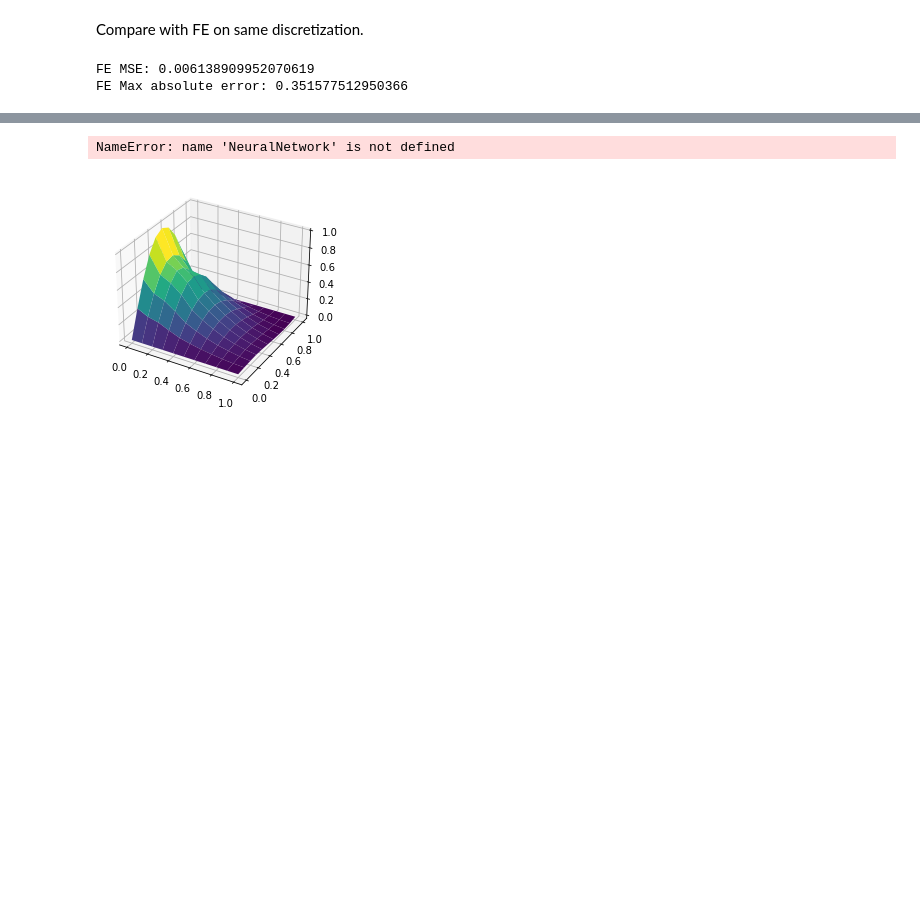
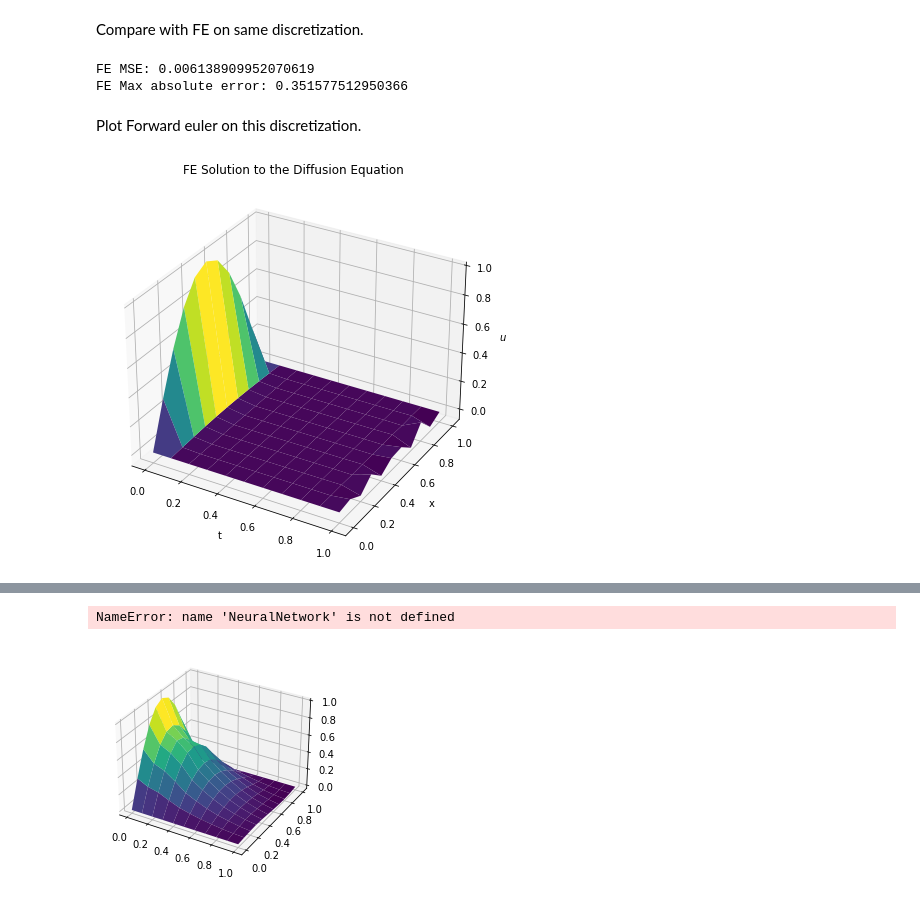
Before and after one commit to Rednael18/FYS-STK3155-project-3, a Jupyter notebook: notebooks/diffusion_equation.ipynb, the cells around one changed output, grey strips where cells are left out. Drawn from its saved outputs; the diff is of its cells as text; code cells hidden in the pictures; blank space fills up the shorter version.

```diff
--- a/notebooks/diffusion_equation.ipynb
+++ b/notebooks/diffusion_equation.ipynb
@@ -212,3 +216,20 @@ print("FE Max absolute error:", np.max(FE_absolute_error))
 # %% [output]
 FE MSE: 0.006138909952070619
 FE Max absolute error: 0.351577512950366
+# %% [markdown]
+Plot Forward euler on this discretization.
+# %%
+FE_u = solve_diffusion_equation_FE(dt, dx, 1, plot=False)
+
+# plot
+fig = plt.figure(figsize=(7,7))
+ax = plt.axes(projection='3d')
+ax.set_title('FE Solution to the Diffusion Equation')
+ax.set_xlabel('t')
+ax.set_ylabel('x')
+ax.set_zlabel('$u$')
+ax.plot_surface(tt, xx, FE_u, cmap='viridis')
+plt.savefig("Plots/FE_solution_dt1e-1_dx1e-1.pdf")
+plt.show()
+# %% [output]
+[figure, added]
```
Also changed, not shown: parts of 49 cells of this notebook, 6 other files.
